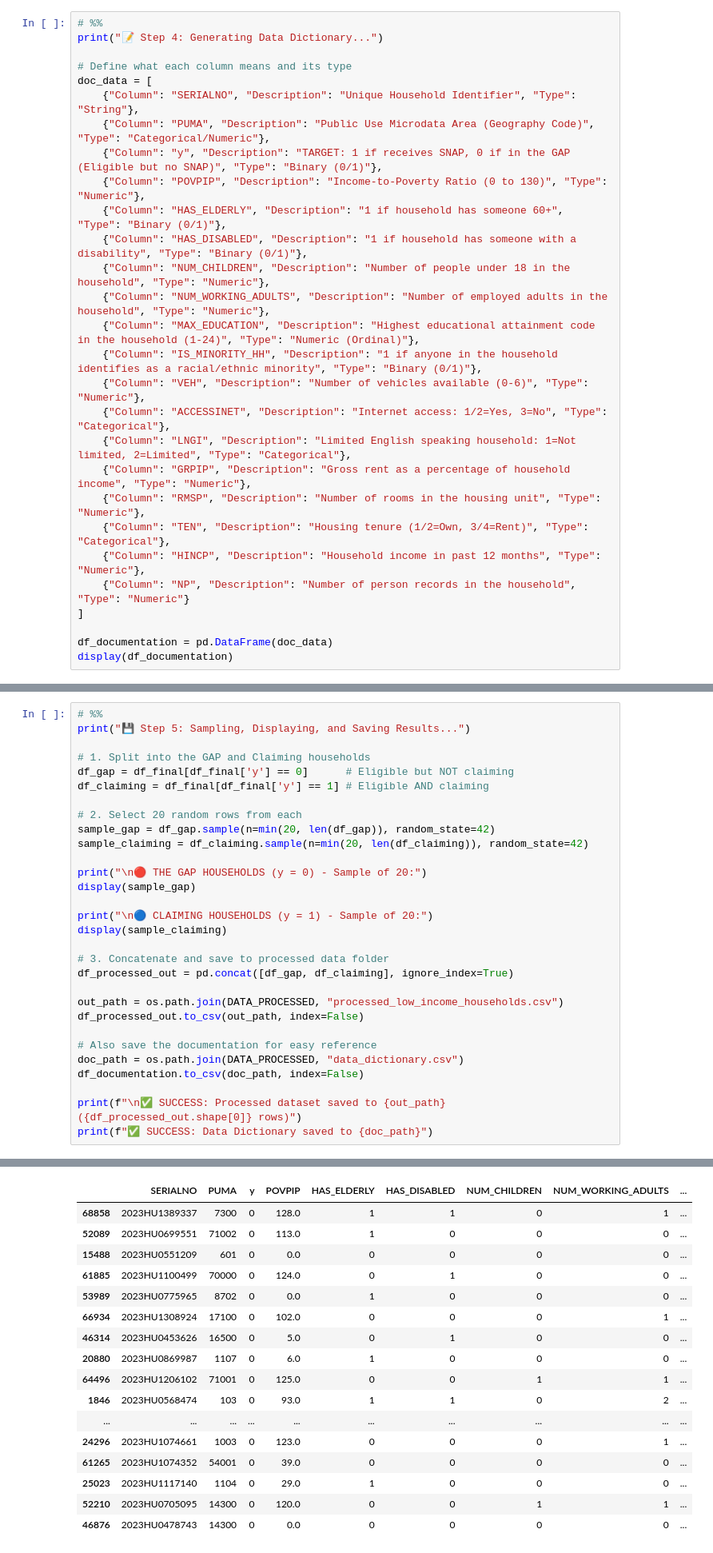
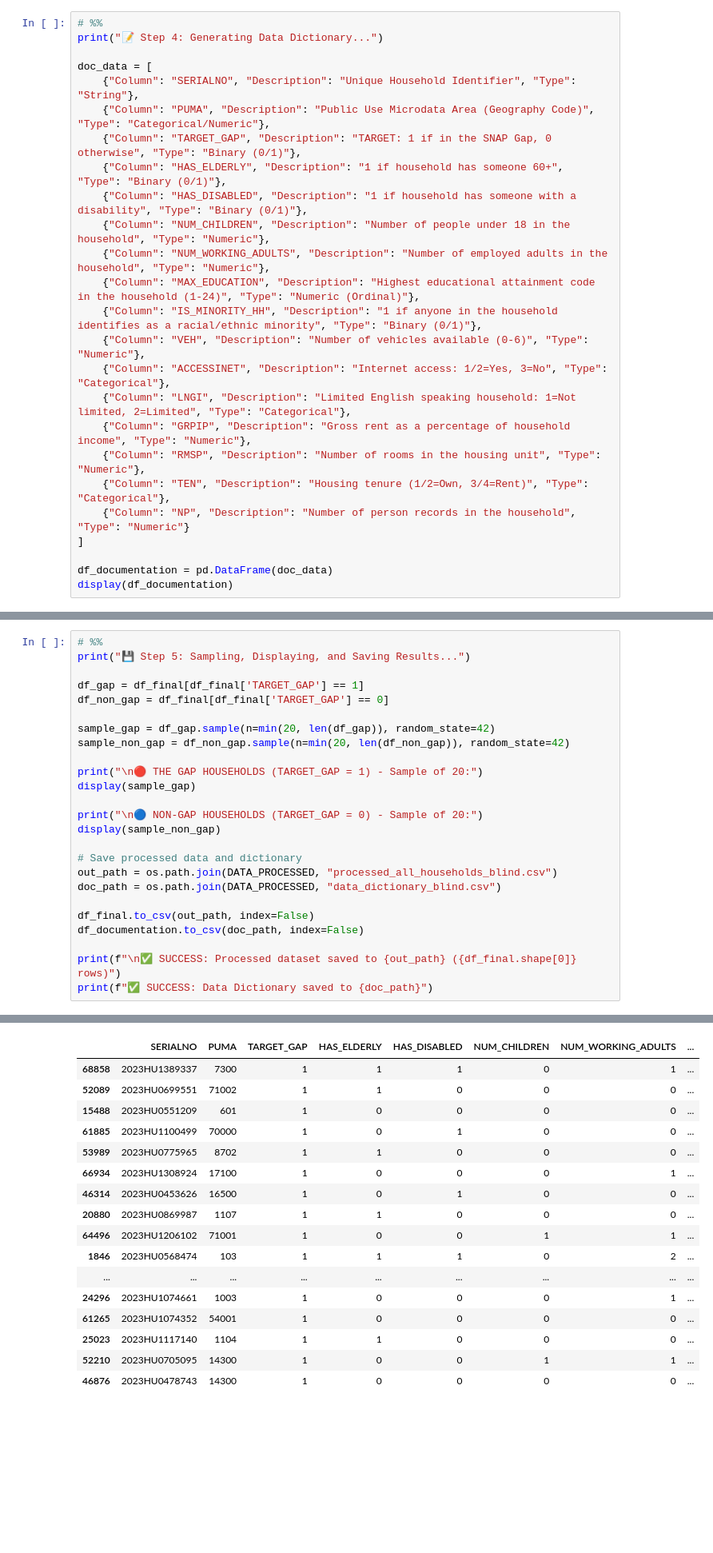
Before and after one commit to Erdos-Projects/spring-2026-local-poverty-rate-estimation, a Jupyter notebook: notebooks/02_data_processing.ipynb, the cells around one changed output, grey strips where cells are left out. Shown at 80% size. Drawn from its saved outputs; the diff is of its cells as text; blank space fills up the shorter version.

Commit message:
Auto-save: 2026-03-14 23:07:03

```diff
--- a/notebooks/02_data_processing.ipynb
+++ b/notebooks/02_data_processing.ipynb
@@ -109,12 +108,10 @@ print(f"✅ Filtered to strictly eligible standard households: {df_final.shape[0
 # %%
 print("📝 Step 4: Generating Data Dictionary...")
 
-# Define what each column means and its type
 doc_data = [
     {"Column": "SERIALNO", "Description": "Unique Household Identifier", "Type": "String"},
     {"Column": "PUMA", "Description": "Public Use Microdata Area (Geography Code)", "Type": "Categorical/Numeric"},
-    {"Column": "y", "Description": "TARGET: 1 if receives SNAP, 0 if in the GAP (Eligible but no SNAP)", "Type": "Binary (0/1)"},
-    {"Column": "POVPIP", "Description": "Income-to-Poverty Ratio (0 to 130)", "Type": "Numeric"},
+    {"Column": "TARGET_GAP", "Description": "TARGET: 1 if in the SNAP Gap, 0 otherwise", "Type": "Binary (0/1)"},
     {"Column": "HAS_ELDERLY", "Description": "1 if household has someone 60+", "Type": "Binary (0/1)"},
     {"Column": "HAS_DISABLED", "Description": "1 if household has someone with a disability", "Type": "Binary (0/1)"},
     {"Column": "NUM_CHILDREN", "Description": "Number of people under 18 in the household", "Type": "Numeric"},
@@ -127,7 +124,6 @@ doc_data = [
     {"Column": "GRPIP", "Description": "Gross rent as a percentage of household income", "Type": "Numeric"},
     {"Column": "RMSP", "Description": "Number of rooms in the housing unit", "Type": "Numeric"},
     {"Column": "TEN", "Description": "Housing tenure (1/2=Own, 3/4=Rent)", "Type": "Categorical"},
-    {"Column": "HINCP", "Description": "Household income in past 12 months", "Type": "Numeric"},
     {"Column": "NP", "Description": "Number of person records in the household", "Type": "Numeric"}
 ]
 
@@ -156,31 +152,26 @@ display(df_documentation)
 # %%
 print("💾 Step 5: Sampling, Displaying, and Saving Results...")
 
-# 1. Split into the GAP and Claiming households
-df_gap = df_final[df_final['y'] == 0]      # Eligible but NOT claiming
-df_claiming = df_final[df_final['y'] == 1] # Eligible AND claiming
+df_gap = df_final[df_final['TARGET_GAP'] == 1]
+df_non_gap = df_final[df_final['TARGET_GAP'] == 0]
 
-# 2. Select 20 random rows from each
 sample_gap = df_gap.sample(n=min(20, len(df_gap)), random_state=42)
-sample_claiming = df_claiming.sample(n=min(20, len(df_claiming)), random_state=42)
+sample_non_gap = df_non_gap.sample(n=min(20, len(df_non_gap)), random_state=42)
 
-print("\n🔴 THE GAP HOUSEHOLDS (y = 0) - Sample of 20:")
+print("\n🔴 THE GAP HOUSEHOLDS (TARGET_GAP = 1) - Sample of 20:")
 display(sample_gap)
 
-print("\n🔵 CLAIMING HOUSEHOLDS (y = 1) - Sample of 20:")
-display(sample_claiming)
+print("\n🔵 NON-GAP HOUSEHOLDS (TARGET_GAP = 0) - Sample of 20:")
+display(sample_non_gap)
 
-# 3. Concatenate and save to processed data folder
-df_processed_out = pd.concat([df_gap, df_claiming], ignore_index=True)
+# Save processed data and dictionary
+out_path = os.path.join(DATA_PROCESSED, "processed_all_households_blind.csv")
+doc_path = os.path.join(DATA_PROCESSED, "data_dictionary_blind.csv")
 
-out_path = os.path.join(DATA_PROCESSED, "processed_low_income_households.csv")
-df_processed_out.to_csv(out_path, index=False)
-
-# Also save the documentation for easy reference
-doc_path = os.path.join(DATA_PROCESSED, "data_dictionary.csv")
+df_final.to_csv(out_path, index=False)
 df_documentation.to_csv(doc_path, index=False)
 
-print(f"\n✅ SUCCESS: Processed dataset saved to {out_path} ({df_processed_out.shape[0]} rows)")
+print(f"\n✅ SUCCESS: Processed dataset saved to {out_path} ({df_final.shape[0]} rows)")
 print(f"✅ SUCCESS: Data Dictionary saved to {doc_path}")
 # %% [output]
 💾 Step 5: Sampling, Displaying, and Saving Results...
@@ -189,17 +180,17 @@ print(f"✅ SUCCESS: Data Dictionary saved to {doc_path}")
-|  | SERIALNO | PUMA | y | POVPIP | HAS_ELDERLY | HAS_DISABLED | NUM_CHILDREN | NUM_WORKING_ADULTS | ... |
-| 68858 | 2023HU1389337 | 7300 | 0 | 128.0 | 1 | 1 | 0 | 1 | ... |
-| 52089 | 2023HU0699551 | 71002 | 0 | 113.0 | 1 | 0 | 0 | 0 | ... |
-| 15488 | 2023HU0551209 | 601 | 0 | 0.0 | 0 | 0 | 0 | 0 | ... |
-| 61885 | 2023HU1100499 | 70000 | 0 | 124.0 | 0 | 1 | 0 | 0 | ... |
-| 53989 | 2023HU0775965 | 8702 | 0 | 0.0 | 1 | 0 | 0 | 0 | ... |
-| 66934 | 2023HU1308924 | 17100 | 0 | 102.0 | 0 | 0 | 0 | 1 | ... |
-| 46314 | 2023HU0453626 | 16500 | 0 | 5.0 | 0 | 1 | 0 | 0 | ... |
-| 20880 | 2023HU0869987 | 1107 | 0 | 6.0 | 1 | 0 | 0 | 0 | ... |
-| 64496 | 2023HU1206102 | 71001 | 0 | 125.0 | 0 | 0 | 1 | 1 | ... |
-| 1846 | 2023HU0568474 | 103 | 0 | 93.0 | 1 | 1 | 0 | 2 | ... |
-| ... | ... | ... | ... | ... | ... | ... | ... | ... | ... |
-| 24296 | 2023HU1074661 | 1003 | 0 | 123.0 | 0 | 0 | 0 | 1 | ... |
-| 61265 | 2023HU1074352 | 54001 | 0 | 39.0 | 0 | 0 | 0 | 0 | ... |
-| 25023 | 2023HU1117140 | 1104 | 0 | 29.0 | 1 | 0 | 0 | 0 | ... |
-| 52210 | 2023HU0705095 | 14300 | 0 | 120.0 | 0 | 0 | 1 | 1 | ... |
-| 46876 | 2023HU0478743 | 14300 | 0 | 0.0 | 0 | 0 | 0 | 0 | ... |
+|  | SERIALNO | PUMA | TARGET_GAP | HAS_ELDERLY | HAS_DISABLED | NUM_CHILDREN | NUM_WORKING_ADULTS | ... |
+| 68858 | 2023HU1389337 | 7300 | 1 | 1 | 1 | 0 | 1 | ... |
+| 52089 | 2023HU0699551 | 71002 | 1 | 1 | 0 | 0 | 0 | ... |
+| 15488 | 2023HU0551209 | 601 | 1 | 0 | 0 | 0 | 0 | ... |
+| 61885 | 2023HU1100499 | 70000 | 1 | 0 | 1 | 0 | 0 | ... |
+| 53989 | 2023HU0775965 | 8702 | 1 | 1 | 0 | 0 | 0 | ... |
+| 66934 | 2023HU1308924 | 17100 | 1 | 0 | 0 | 0 | 1 | ... |
+| 46314 | 2023HU0453626 | 16500 | 1 | 0 | 1 | 0 | 0 | ... |
+| 20880 | 2023HU0869987 | 1107 | 1 | 1 | 0 | 0 | 0 | ... |
+| 64496 | 2023HU1206102 | 71001 | 1 | 0 | 0 | 1 | 1 | ... |
+| 1846 | 2023HU0568474 | 103 | 1 | 1 | 1 | 0 | 2 | ... |
+| ... | ... | ... | ... | ... | ... | ... | ... | ... |
+| 24296 | 2023HU1074661 | 1003 | 1 | 0 | 0 | 0 | 1 | ... |
+| 61265 | 2023HU1074352 | 54001 | 1 | 0 | 0 | 0 | 0 | ... |
+| 25023 | 2023HU1117140 | 1104 | 1 | 1 | 0 | 0 | 0 | ... |
+| 52210 | 2023HU0705095 | 14300 | 1 | 0 | 0 | 1 | 1 | ... |
+| 46876 | 2023HU0478743 | 14300 | 1 | 0 | 0 | 0 | 0 | ... |
```
Also changed, not shown: parts of 5 cells of this notebook, 2 other files.
